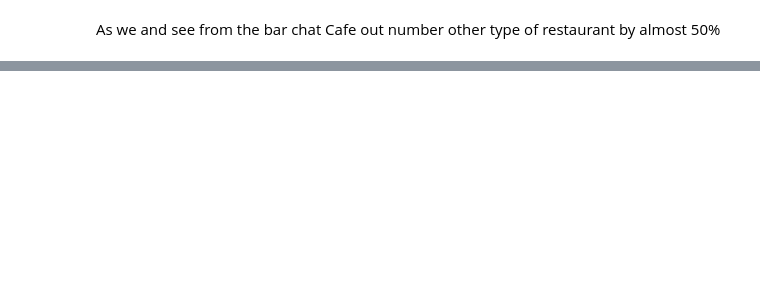
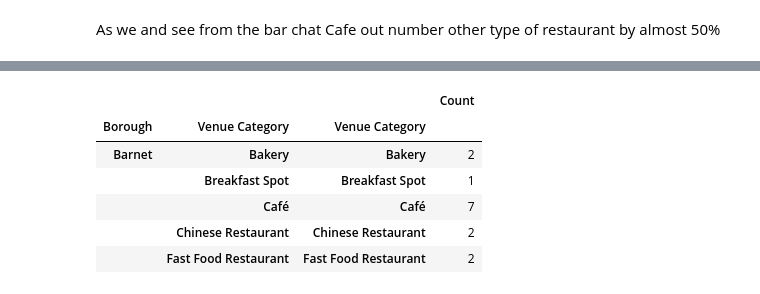
Before and after one commit to willokans/Coursera_Capstone, a Jupyter notebook: Part II - Restaurants in London.ipynb, the cells around one changed output, grey strips where cells are left out. Cells and saved outputs as stored; diff of their text form; code cells hidden in the pictures; blank space fills up the shorter version.

```diff
--- a/Part II - Restaurants in London.ipynb
+++ b/Part II - Restaurants in London.ipynb
@@ -480,0 +491,12 @@ SyntaxError: unexpected EOF while parsing (<ipython-input-96-5127bccff080>, line
+# %%
+# Let's find how many restaurants each borough has and find the borough with the most restaurant, and explore each borough
+borough_rest_type_count = borough_rest_type_df['Venue Category'].value_counts().to_frame(name='Count')
+borough_rest_type_count.head()
+# %% [output]
+|  |  |  | Count |
+| Borough | Venue Category | Venue Category |  |
+| Barnet | Bakery | Bakery | 2 |
+|  | Breakfast Spot | Breakfast Spot | 1 |
+|  | Café | Café | 7 |
+|  | Chinese Restaurant | Chinese Restaurant | 2 |
+|  | Fast Food Restaurant | Fast Food Restaurant | 2 |
```
Also changed, not shown: parts of 12 cells of this notebook.
